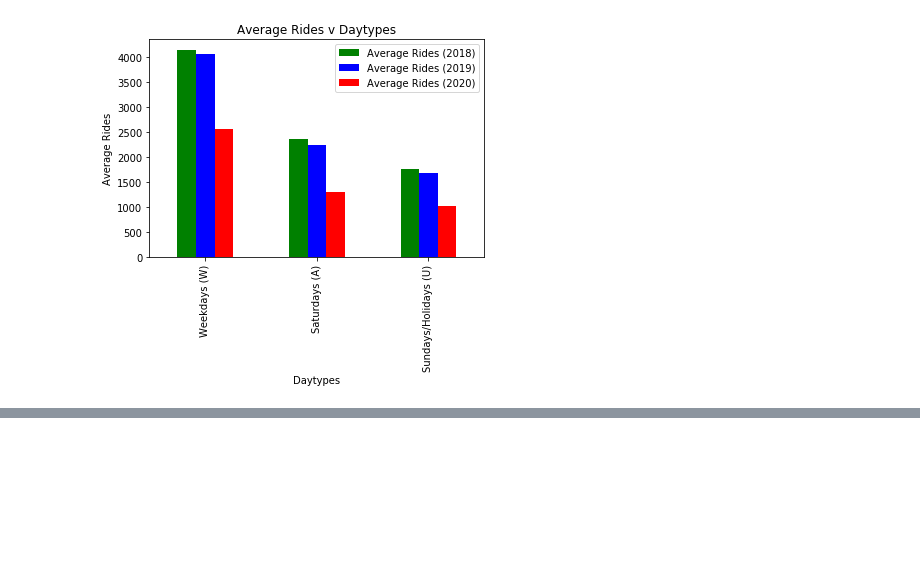
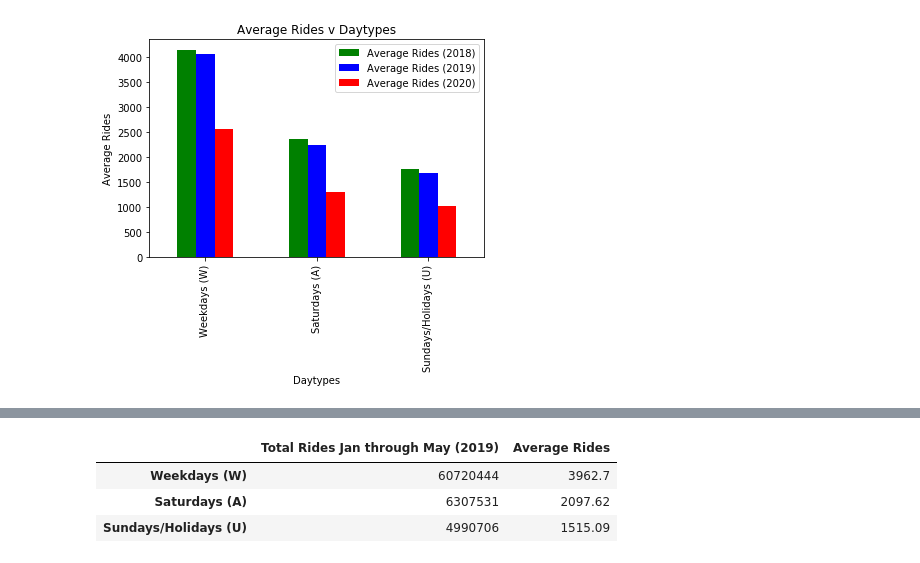
Before and after one commit to cdfencing/Project-I, a Jupyter notebook: daytype_yearly_means.ipynb, the cells around one changed output, grey strips where cells are left out. Drawn from its saved outputs; the diff is of its cells as text; code cells hidden in the pictures; blank space fills up the shorter version.

```diff
--- a/daytype_yearly_means.ipynb
+++ b/daytype_yearly_means.ipynb
@@ -158,0 +186,32 @@ L_data_2019_compressed = L_data.loc[(L_data['date']>= '01-01-2019') & (L_data['d
+# %%
+#look deeper 2019 jan through may and compare to covid
+L_data_2019_JantoMay = L_data.loc[(L_data['date']>= '01-01-2019') & (L_data['date']<= "05-31-2019")]
+
+#get rides for 2019 and by type
+rides_2019_JantoMay = L_data_2019_JantoMay[['daytype', 'rides']].reset_index()
+
+#calculations for the rides by daytypes for 2019
+rides_2019_daytype_JantoMay = rides_2019_JantoMay.groupby('daytype').sum()
+rides_2019_daytype_avg_JantoMay = rides_2019_JantoMay.groupby("daytype").mean()
+
+rides_A_19_JantoMay = rides_2019_daytype_JantoMay.loc['A', 'rides']
+rides_U_19_JantoMay = rides_2019_daytype_JantoMay.loc['U', 'rides']
+rides_W_19_JantoMay = rides_2019_daytype_JantoMay.loc['W', 'rides']
+avg_rides_A_19_JantoMay = rides_2019_daytype_avg_JantoMay.loc['A', 'rides']
+avg_rides_U_19_JantoMay = rides_2019_daytype_avg_JantoMay.loc['U', 'rides']
+avg_rides_W_19_JantoMay = rides_2019_daytype_avg_JantoMay.loc['W', 'rides']
+
+#create 2019 ride values data frame
+ride_values_2019_JantoMay = pd.DataFrame(columns = ["Total Rides Jan through May (2019)", "Average Rides"],
+                             index = ["Weekdays (W)", "Saturdays (A)", "Sundays/Holidays (U)"])
+
+ride_values_2019_JantoMay.loc["Saturdays (A)"] = [rides_A_19_JantoMay, avg_rides_A_19_JantoMay]
+ride_values_2019_JantoMay.loc["Sundays/Holidays (U)"] = [rides_U_19_JantoMay, avg_rides_U_19_JantoMay]
+ride_values_2019_JantoMay.loc["Weekdays (W)"] = [rides_W_19_JantoMay, avg_rides_W_19_JantoMay]
+
+ride_values_2019_JantoMay
+# %% [output]
+|  | Total Rides Jan through May (2019) | Average Rides |
+| Weekdays (W) | 60720444 | 3962.7 |
+| Saturdays (A) | 6307531 | 2097.62 |
+| Sundays/Holidays (U) | 4990706 | 1515.09 |
```
Also changed, not shown: parts of 5 cells of this notebook.
